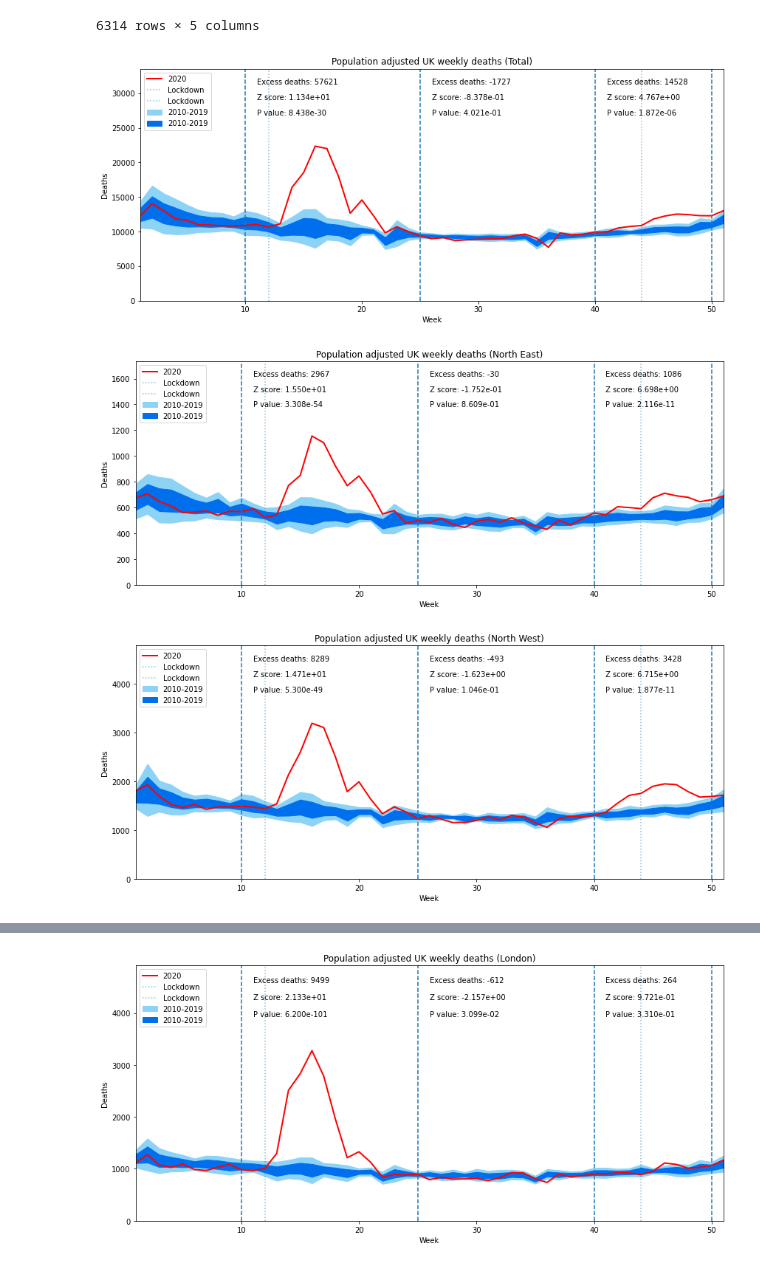
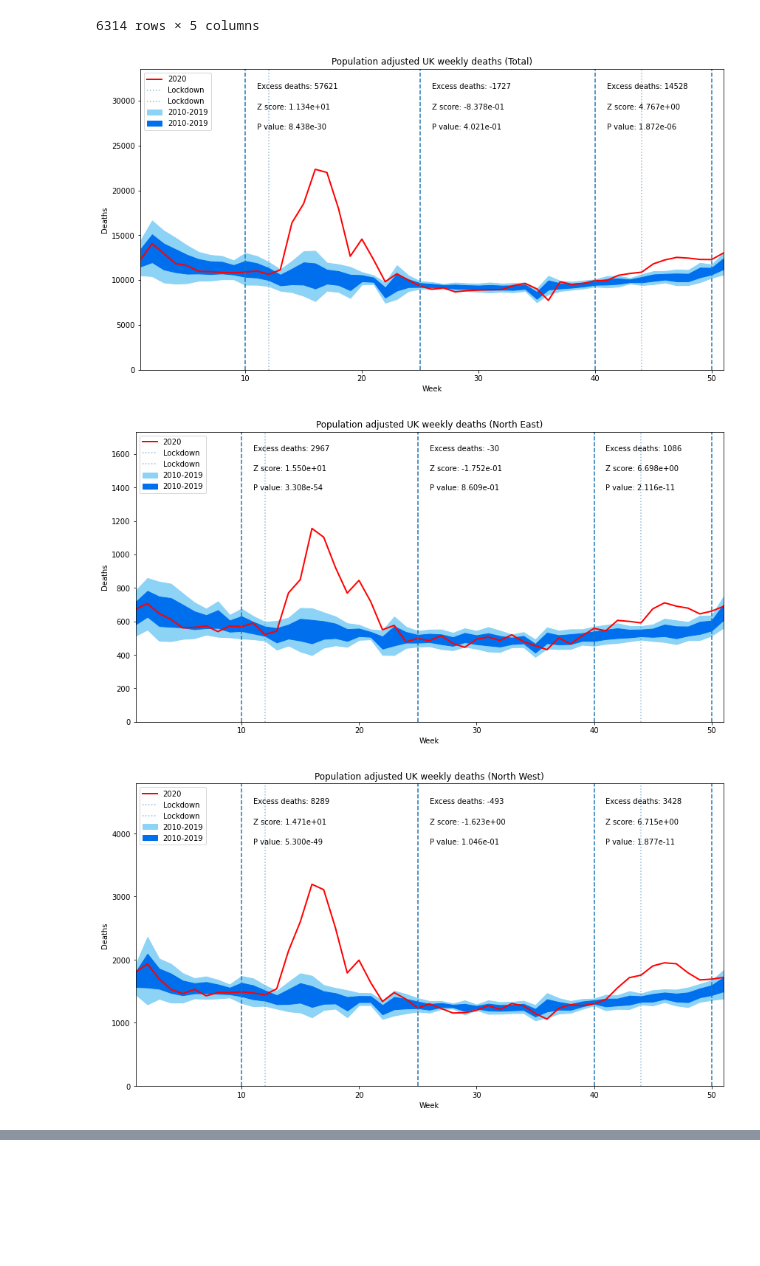
Before and after one commit to adammoss/covid, a Jupyter notebook: examples/all_cause_mortality.ipynb, the cells around one changed output, grey strips where cells are left out. Drawn from its saved outputs; the diff is of its cells as text; code cells hidden in the pictures; blank space fills up the shorter version.

Commit message:
Excess deaths plot

```diff
--- a/examples/all_cause_mortality.ipynb
+++ b/examples/all_cause_mortality.ipynb
@@ -81,7 +81,7 @@ def get_excess_deaths(min_week, max_week, region):
 for region in df['areaName'].unique():
     df_region = df[(df['year'] <= 2019) & (df['areaName'] == region)]
     agg = df_region.groupby(['week']).agg({'totalDeathsCorrected': [np.mean, np.std]}).reset_index()
-    plt.figure(figsize=(12,8))
+    plt.figure(figsize=(12,10))
     plt.fill_between(agg['week'], agg['totalDeathsCorrected']['mean'] - 2*agg['totalDeathsCorrected']['std'],
                      agg['totalDeathsCorrected']['mean'] + 2*agg['totalDeathsCorrected']['std'], color='#8CD3F5', label='2010-2019')
     plt.fill_between(agg['week'], agg['totalDeathsCorrected']['mean'] - agg['totalDeathsCorrected']['std'],
@@ -89,33 +89,33 @@ for region in df['areaName'].unique():
     df_region = df[(df['year'] == 2020) & (df['areaName'] == region)]
     plt.plot(df_region['week'], df_region['totalDeaths'], color='red', linewidth=2, label='2020')
     max_deaths = np.max(df_region['totalDeaths'])
     plt.xlabel('Week')
     plt.ylabel('Deaths')
     plt.title('Population adjusted UK weekly deaths (' + region + ')')
     plt.axvline(12, linestyle=':', alpha=0.5, label='Lockdown')
     plt.axvline(44, linestyle=':', alpha=0.5, label='Lockdown')
     excess_deaths, z_score, p_value = get_excess_deaths(10, 25, region)
     plt.text(11, max_deaths * 1.4, 'Excess deaths: %s' % excess_deaths, rotation=0)
     plt.text(11, max_deaths * 1.3, 'Z score: %.3e' % z_score, rotation=0)
     plt.text(11, max_deaths * 1.2, 'P value: %.3e' % p_value, rotation=0)
     excess_deaths, z_score, p_value = get_excess_deaths(25, 40, region)
     plt.text(26, max_deaths * 1.4, 'Excess deaths: %s' % excess_deaths, rotation=0)
     plt.text(26, max_deaths * 1.3, 'Z score: %.3e' % z_score, rotation=0)
     plt.text(26, max_deaths * 1.2, 'P value: %.3e' % p_value, rotation=0)
     excess_deaths, z_score, p_value = get_excess_deaths(40, 51, region)
     plt.text(41, max_deaths * 1.4, 'Excess deaths: %s' % excess_deaths, rotation=0)
     plt.text(41, max_deaths * 1.3, 'Z score: %.3e' % z_score, rotation=0)
     plt.text(41, max_deaths * 1.2, 'P value: %.3e' % p_value, rotation=0)
     plt.axvline(10, linestyle='--')
     plt.axvline(25, linestyle='--')
     plt.axvline(40, linestyle='--')
     plt.axvline(50, linestyle='--')
     plt.tight_layout()
     plt.legend()
     plt.xlim([1,51])
     plt.ylim([0, max_deaths * 1.5])
     plt.savefig('plots/total_deaths_' + region + '.png', transparent=False, facecolor='white')
 # %% [output]
-[figure, old version]
+[figure, new version]
-[figure, old version]
+[figure, new version]
-[figure, old version]
+[figure, new version]
@@ -126 +125,0 @@ for region in df['areaName'].unique():
-[figure, removed]
```
Also changed, not shown: parts of 1 cell of this notebook, 14 other files.
